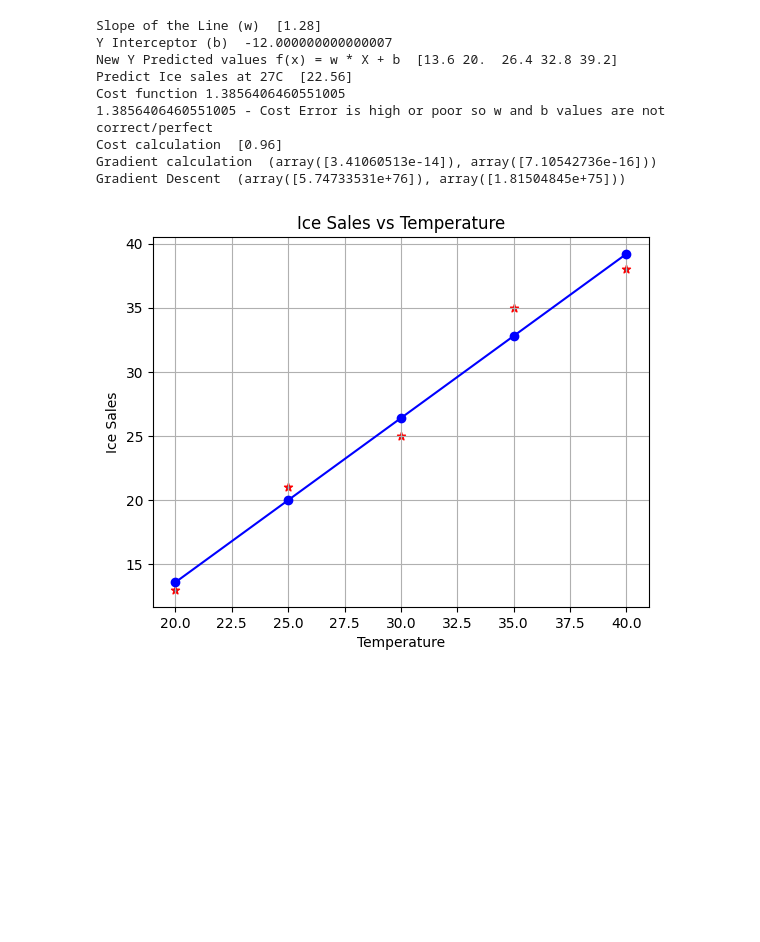
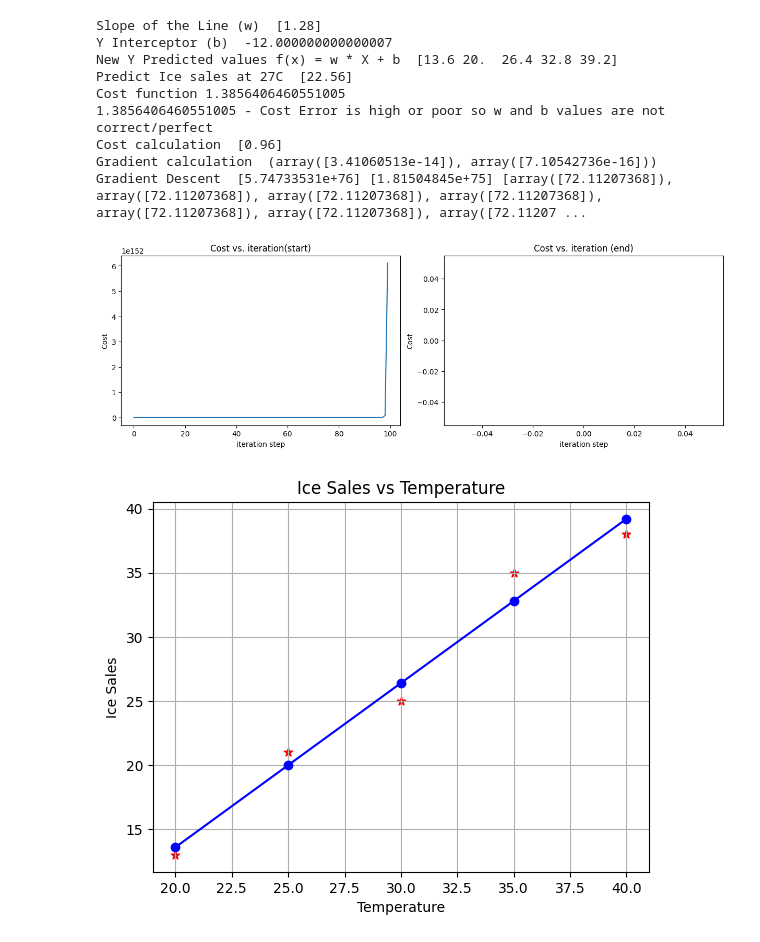
Before and after one commit to leogils333/ML_AI, a Jupyter notebook: LinearRegression.ipynb, the cells around one changed output. Saved outputs shown, nothing was run; the diff lists cells and outputs as text; code cells hidden in the pictures; blank space fills up the shorter version.

```diff
--- a/LinearRegression.ipynb
+++ b/LinearRegression.ipynb
@@ -34,7 +34,7 @@ print('Cost function',rmse)
 print(rmse, '- Cost Error is high or poor so w and b values are not correct/perfect')
 
 #Implementing gradient descent. Need Learning rate to implement GD
-learning_rate = 0.01
+learning_rate = 0.1
 number_of_iteration = 100
 cost_history = []
 
@@ -84,32 +84,41 @@ def gradient_descent(X, Y, w_in, b_in, alpha, number_of_iteration, cost_function
     b = b - alpha * dj_db
     cost_history.append(cost_function(X, Y, w, b))
     if i< number_of_iteration:      # prevent resource exhaustion
             J_history.append( cost_function(x, y, w , b))
             p_history.append([w,b])
 
   return w, b, J_history, p_history
 
 w_final, b_final, J_hist, p_hist = gradient_descent(X, Y, liregmod_slope, liregmod_intercept, learning_rate, number_of_iteration,
                                            cost_calculation, gradient_calculation)
 
 print('Gradient Descent ',w_final, b_final, J_hist, p_hist)
+fig, (ax1, ax2) = plt.subplots(1, 2, constrained_layout=True, figsize=(12,4))
+ax1.plot(J_hist[:100])
+ax2.plot(1000 + npy.arange(len(J_hist[1000:])), J_hist[1000:])
+ax1.set_title("Cost vs. iteration(start)");  ax2.set_title("Cost vs. iteration (end)")
+ax1.set_ylabel('Cost')            ;  ax2.set_ylabel('Cost')
+ax1.set_xlabel('iteration step')  ;  ax2.set_xlabel('iteration step')
+plt.show()
+
 #print(cost_history)
 #Draw a Diagram
 plt.title('Ice Sales vs Temperature')
 plt.xlabel('Temperature')
 plt.ylabel('Ice Sales')
 plt.scatter(temperature, icesales, marker='*', edgecolors='r')
 plt.plot(temperature, Y_predicte, '-bo')
 plt.grid()
 plt.show()
 # %% [output]
 Slope of the Line (w)  [1.28]
 Y Interceptor (b)  -12.000000000000007
 New Y Predicted values f(x) = w * X + b  [13.6 20.  26.4 32.8 39.2]
 Predict Ice sales at 27C  [22.56]
 Cost function 1.3856406460551005
 1.3856406460551005 - Cost Error is high or poor so w and b values are not correct/perfect
 Cost calculation  [0.96]
 Gradient calculation  (array([3.41060513e-14]), array([7.10542736e-16]))
-Gradient Descent  (array([5.74733531e+76]), array([1.81504845e+75]))
+Gradient Descent  [5.74733531e+76] [1.81504845e+75] [array([72.11207368]), array([72.11207368]), array([72.11207368]), array([72.11207368]), array([72.11207368]), array([72.11207368]), array([72.11207 ...
-[figure, old version]
+[figure, new version]
+[figure, added]
```
